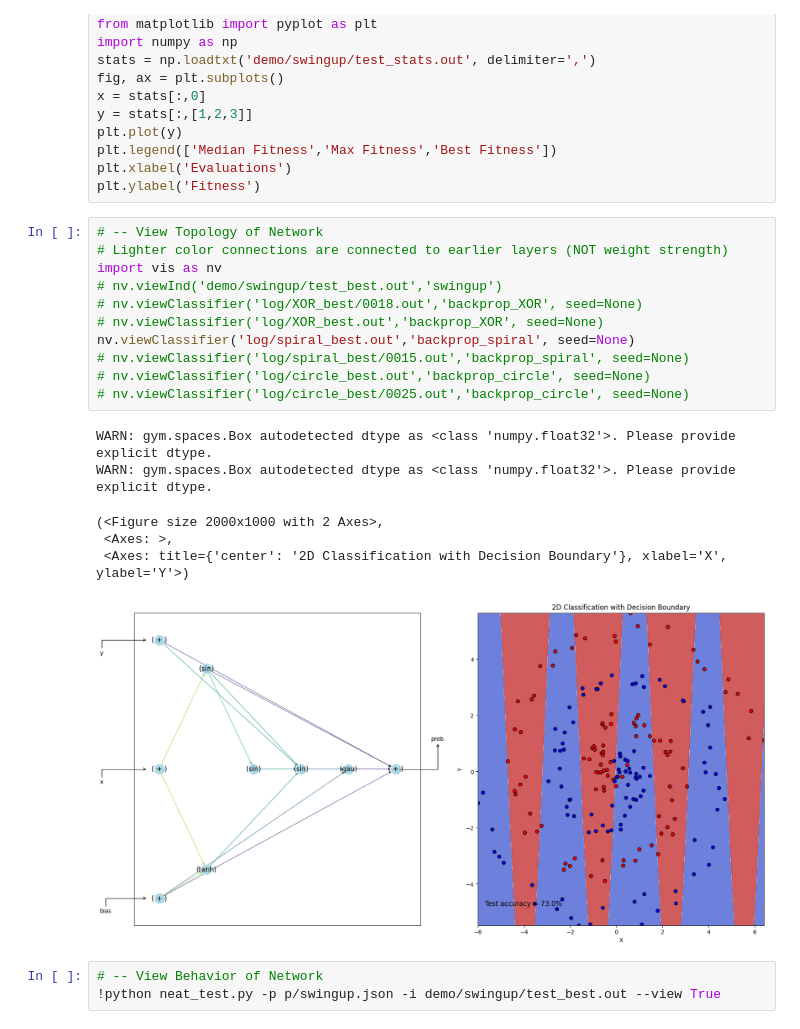
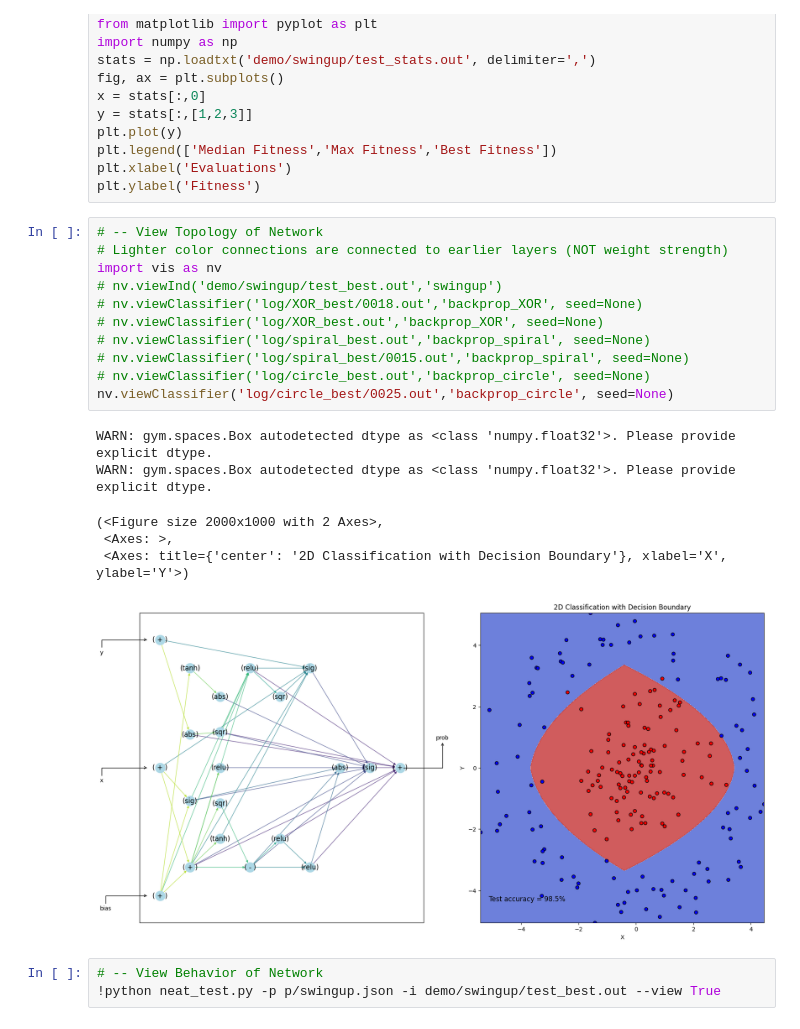
Before and after one commit to mydcxiao/BackpropNEAT_Gym, a Jupyter notebook: prettyNEAT_demo.ipynb, the cells around one changed output. Saved outputs shown, nothing was run; the diff lists cells and outputs as text.

```diff
--- a/prettyNEAT_demo.ipynb
+++ b/prettyNEAT_demo.ipynb
@@ -27,21 +27,21 @@ plt.ylabel('Fitness')
 # %%
 # -- View Topology of Network
 # Lighter color connections are connected to earlier layers (NOT weight strength)
 import vis as nv
 # nv.viewInd('demo/swingup/test_best.out','swingup')
 # nv.viewClassifier('log/XOR_best/0018.out','backprop_XOR', seed=None)
 # nv.viewClassifier('log/XOR_best.out','backprop_XOR', seed=None)
-nv.viewClassifier('log/spiral_best.out','backprop_spiral', seed=None)
+# nv.viewClassifier('log/spiral_best.out','backprop_spiral', seed=None)
 # nv.viewClassifier('log/spiral_best/0015.out','backprop_spiral', seed=None)
 # nv.viewClassifier('log/circle_best.out','backprop_circle', seed=None)
-# nv.viewClassifier('log/circle_best/0025.out','backprop_circle', seed=None)
+nv.viewClassifier('log/circle_best/0025.out','backprop_circle', seed=None)
 # %% [output]
 WARN: gym.spaces.Box autodetected dtype as <class 'numpy.float32'>. Please provide explicit dtype.
 WARN: gym.spaces.Box autodetected dtype as <class 'numpy.float32'>. Please provide explicit dtype.
 (<Figure size 2000x1000 with 2 Axes>,
  <Axes: >,
  <Axes: title={'center': '2D Classification with Decision Boundary'}, xlabel='X', ylabel='Y'>)
-[figure, old version]
+[figure, new version]
 # %%
 # -- View Behavior of Network
 !python neat_test.py -p p/swingup.json -i demo/swingup/test_best.out --view True
```
Also changed, not shown: 3 other files.
